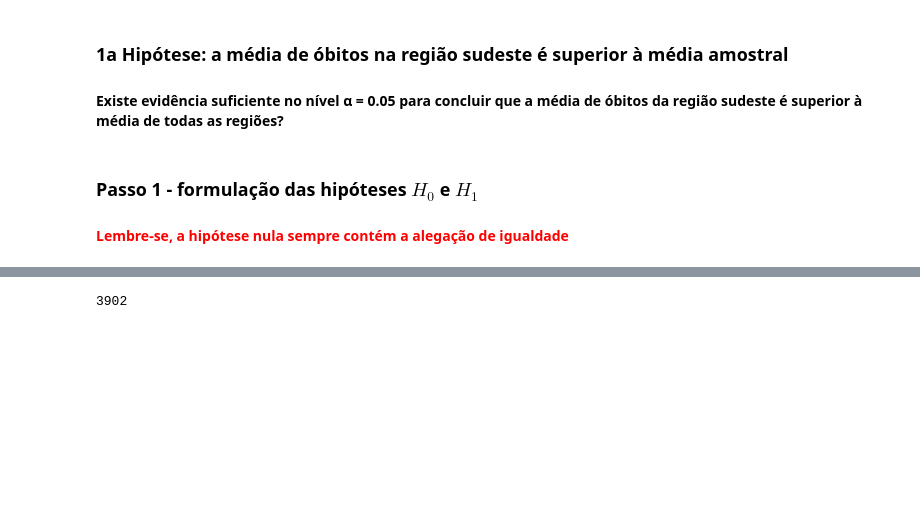
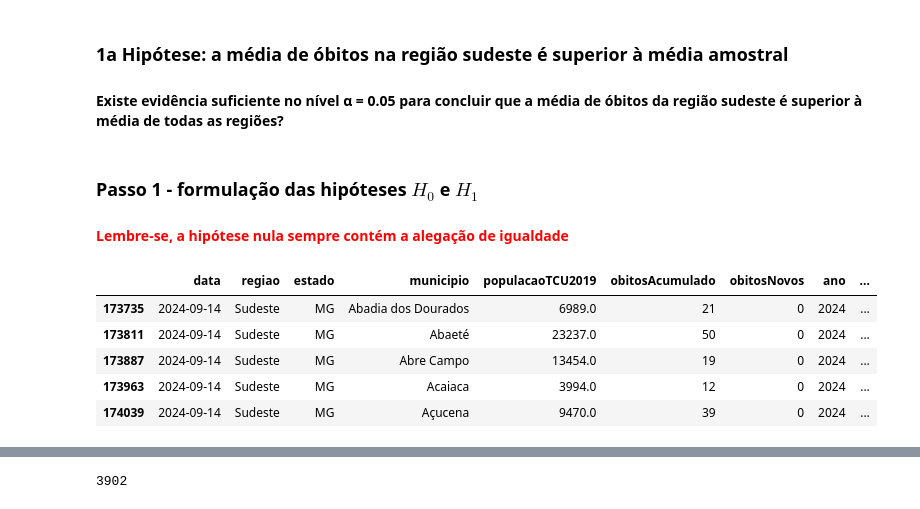
Before and after one commit to vishmaria/Estatistica-com-Python, a Jupyter notebook: Atividades/A2_estatistica.ipynb, the cells around one changed output, grey strips where cells are left out. Saved outputs shown, nothing was run; the diff lists cells and outputs as text; code cells hidden in the pictures; blank space fills up the shorter version.

```diff
--- a/Atividades/A2_estatistica.ipynb
+++ b/Atividades/A2_estatistica.ipynb
@@ -316,9 +316,13 @@ df[df['data'] == '2024-09-14'].stb.freq(['municipio'],value='obitosAcumulado',th
 # %%
 
 dados_sem_sudeste = df[(df['data'] == '2024-09-14') & (df['regiao'] != "Sudeste")]
 dados_sudeste = df[(df['data'] == '2024-09-14') & (df['regiao'] == "Sudeste")]
 
-dados_sem_sudeste = dados_sem_sudeste.set_index('regiao')['obitosAcumulado']
-dados_sem_sudeste = dados_sem_sudeste.dropna()
-dados_sudeste = dados_sudeste.set_index('regiao')['obitosAcumulado']
-dados_sudeste = dados_sudeste.dropna()
+dados_sudeste.head()
+# %% [output]
+|  | data | regiao | estado | municipio | populacaoTCU2019 | obitosAcumulado | obitosNovos | ano | ... |
+| 173735 | 2024-09-14 | Sudeste | MG | Abadia dos Dourados | 6989.0 | 21 | 0 | 2024 | ... |
+| 173811 | 2024-09-14 | Sudeste | MG | Abaeté | 23237.0 | 50 | 0 | 2024 | ... |
+| 173887 | 2024-09-14 | Sudeste | MG | Abre Campo | 13454.0 | 19 | 0 | 2024 | ... |
+| 173963 | 2024-09-14 | Sudeste | MG | Acaiaca | 3994.0 | 12 | 0 | 2024 | ... |
+| 174039 | 2024-09-14 | Sudeste | MG | Açucena | 9470.0 | 39 | 0 | 2024 | ... |
```
Also changed, not shown: parts of 9 cells of this notebook.
